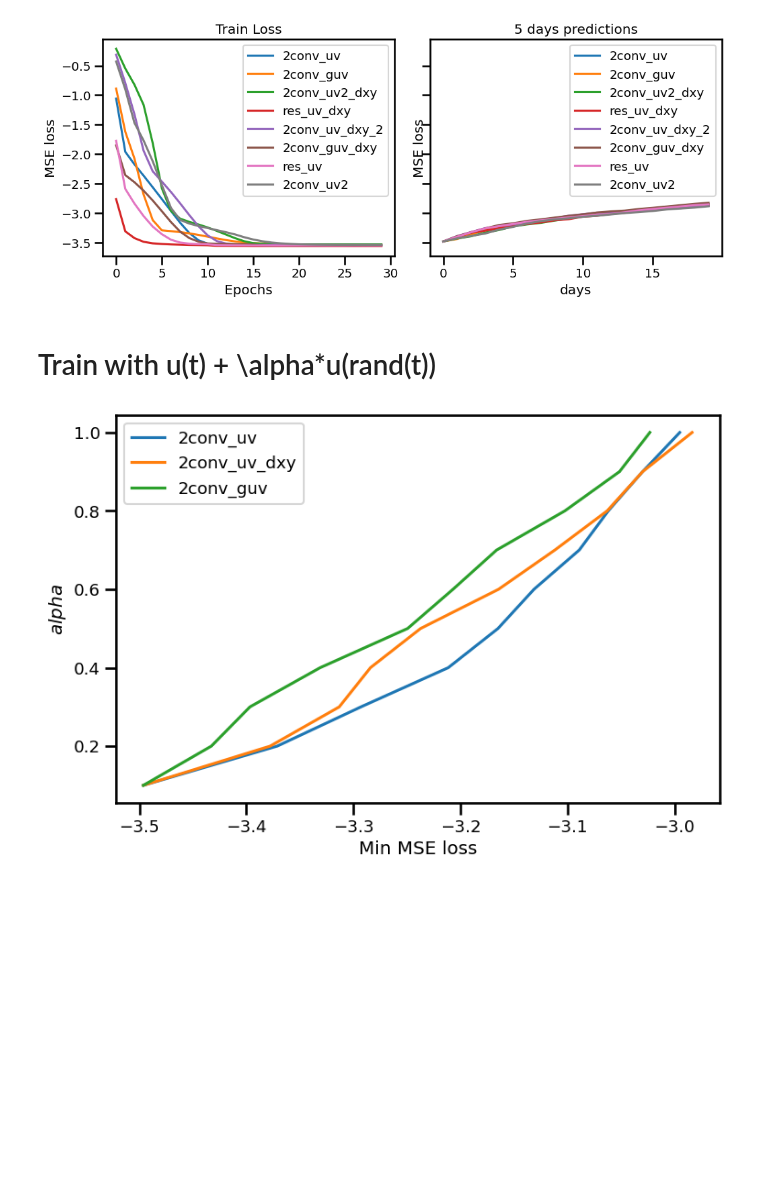
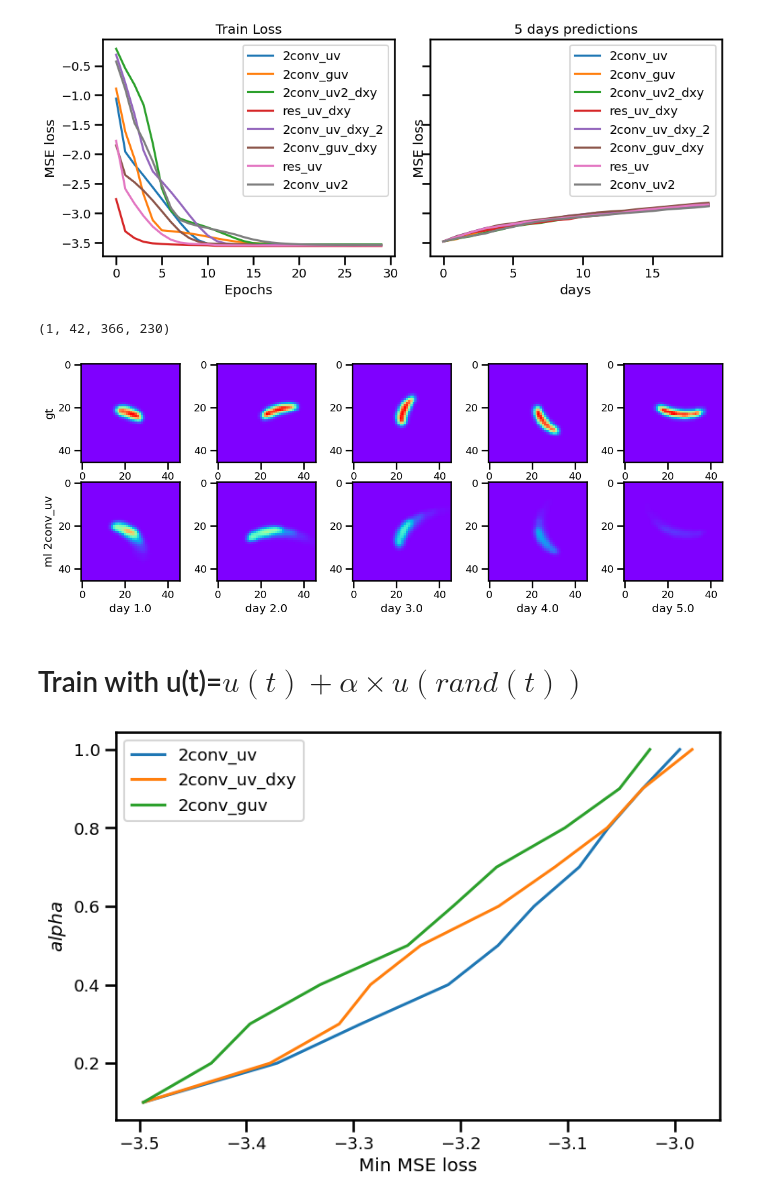
Before and after one commit to aelaouni/mldrop_notebooks, a Jupyter notebook: MLdrop_16june_discussion.ipynb, the cells around one changed output. Cells and saved outputs as stored; diff of their text form; code cells hidden in the pictures; blank space fills up the shorter version.

```diff
--- a/MLdrop_16june_discussion.ipynb
+++ b/MLdrop_16june_discussion.ipynb
@@ -284,8 +287,42 @@ plt.tight_layout()
 plt.show()
 # %% [output]
 [figure]
+# %%
+import myfuncts
+
+
+ds=myfuncts.load_5d()
+
+
+ds
+mmax=1
+
+k=23
+fig, axs = plt.subplots(ncols=5, nrows=2, figsize=(15,5))
+axs = axs.ravel()
+j=0
+# def demo_plot_and_yield():
+indices=[4,8,12,16,20,25,29,33,37, 41]
+for iax, i in zip(axs, indices):
+    j=i
+    ind = np.unravel_index(np.argmax(ds[-1,j,:,:], axis=None), ds[-1,j,:,:].shape)
+    iax.imshow(ds[-1,j,ind[0]-k:ind[0]+k,ind[1]-k:ind[1]+k],
+                   cmap=cm.rainbow, vmin=0, vmax=mmax)
+    if i==4 :
+        iax.set_ylabel('gt')
+    if i==25:
+        iax.set_ylabel('ml 2conv_uv')
+    if i>24:
+        iax.set_xlabel('day ' + str(((i-20)-1)/4))
+
+
+print(ds.shape)
+plt.show()
+# %% [output]
+(1, 42, 366, 230)
+[figure, added]
 # %% [markdown]
-# Train with u(t) + \alpha*u(rand(t))
+# Train with u(t)=$u(t) + \alpha \times u(rand(t))$
 # %%
 import myfuncts
 
```
Also changed, not shown: parts of 1 cell of this notebook.
